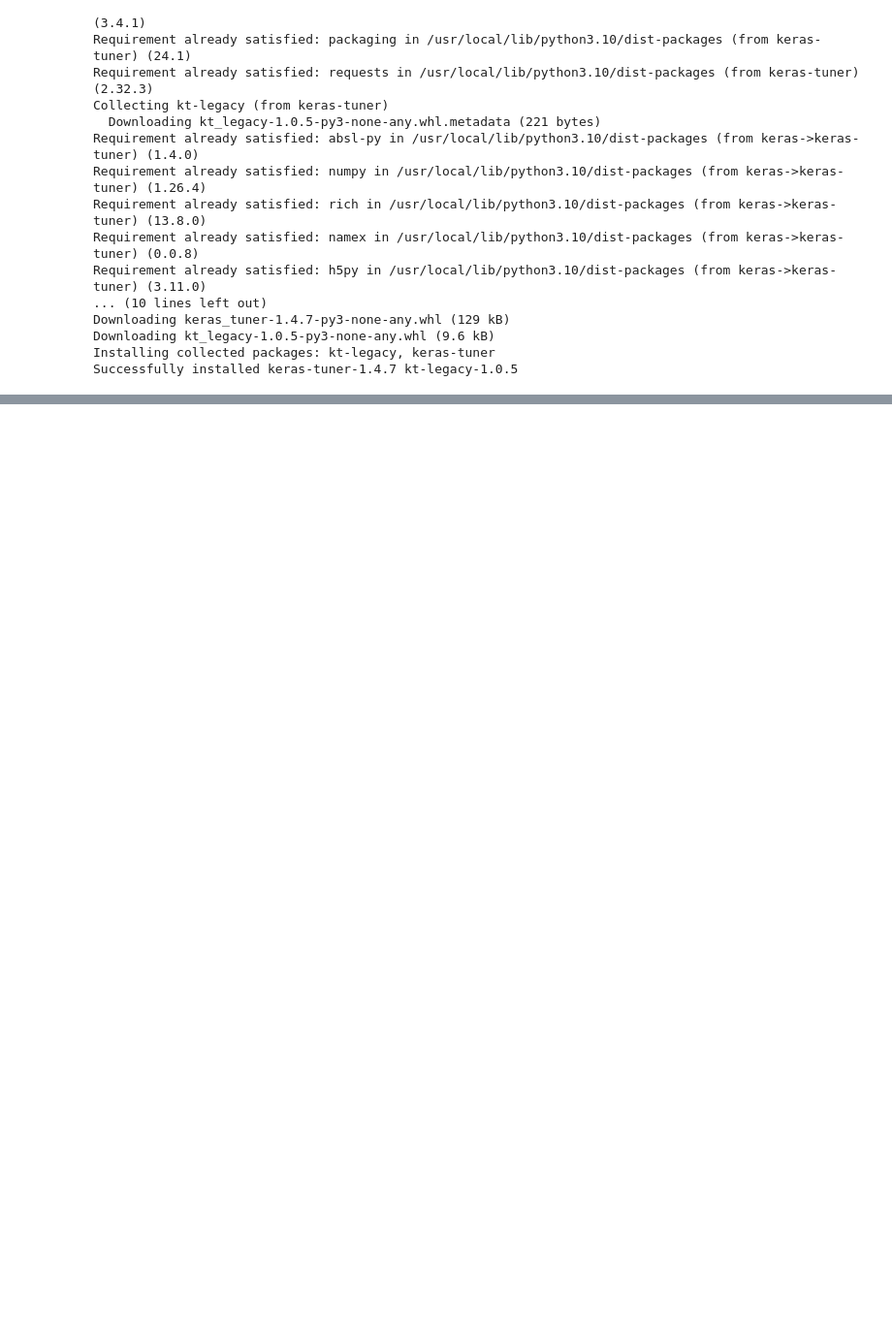
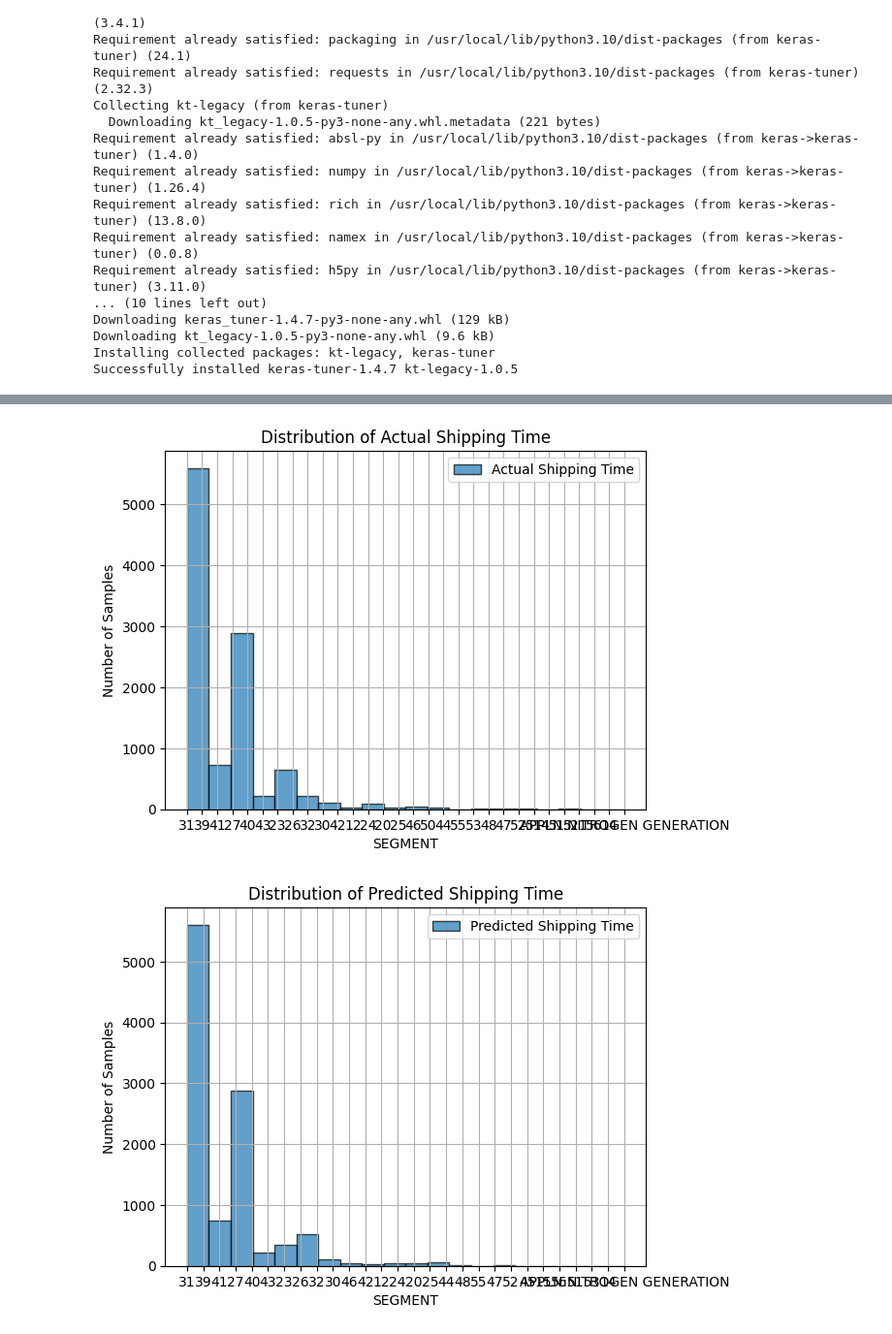
Before and after one commit to aatreyipanchal/Text-Classification-Using-RNN, a Jupyter notebook: Text_Classification_Using_RNN.ipynb, the cells around one changed output, grey strips where cells are left out. Shown at 97% size. Cells and saved outputs as stored; diff of their text form; code cells hidden in the pictures; blank space fills up the shorter version.

```diff
--- a/Text_Classification_Using_RNN.ipynb
+++ b/Text_Classification_Using_RNN.ipynb
@@ -283,0 +353,21 @@ plt.show()
+# %%
+# Plot actual values distribution (histogram)
+plt.hist(y_true, bins=20, edgecolor='black', alpha=0.7, label='Actual Shipping Time')
+plt.xlabel("SEGMENT")
+plt.ylabel("Number of Samples")
+plt.title("Distribution of Actual Shipping Time")
+plt.legend()
+plt.grid(True)
+plt.show()
+
+# Plot predicted values distribution (histogram)
+plt.hist(y_pred, bins=20, edgecolor='black', alpha=0.7, label='Predicted Shipping Time')
+plt.xlabel("SEGMENT")
+plt.ylabel("Number of Samples")
+plt.title("Distribution of Predicted Shipping Time")
+plt.legend()
+plt.grid(True)
+plt.show()
+# %% [output]
+[figure, added]
+[figure, added]
```
Also changed, not shown: parts of 8 cells of this notebook.
